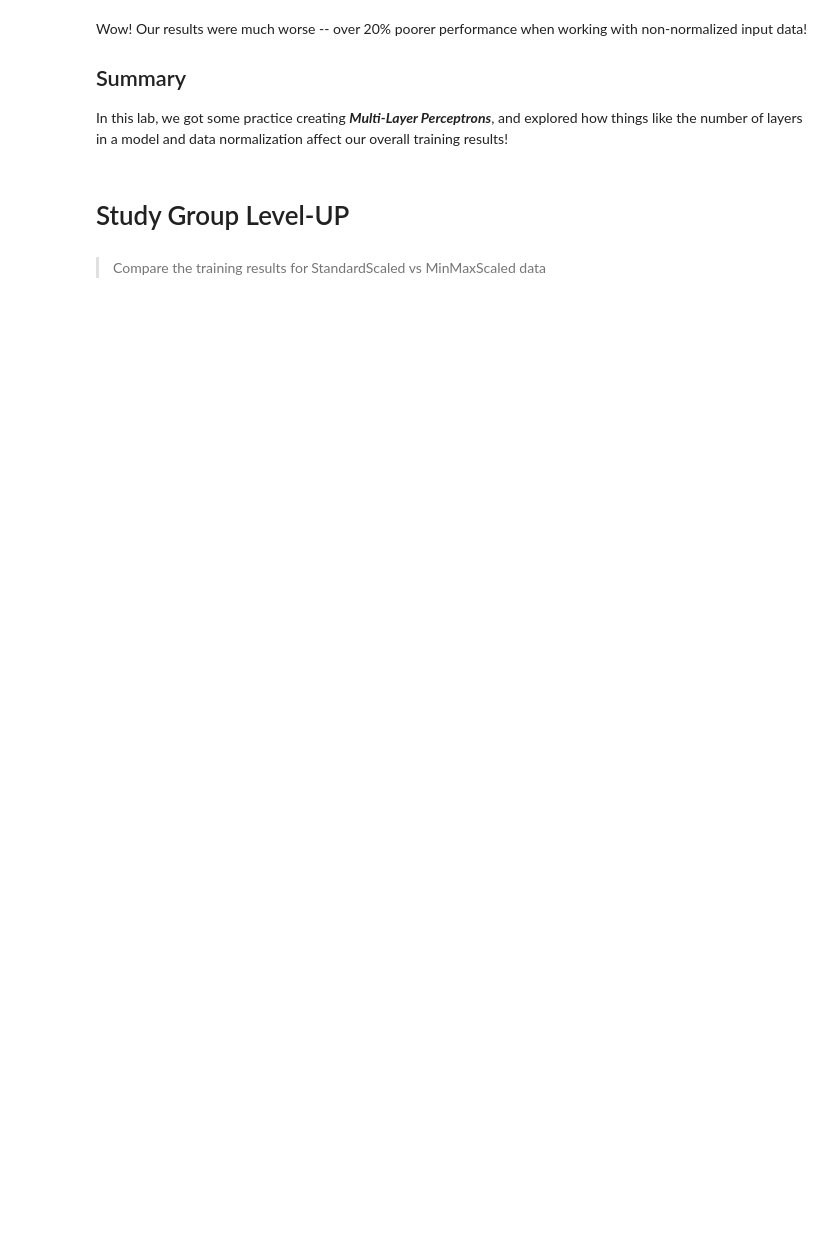
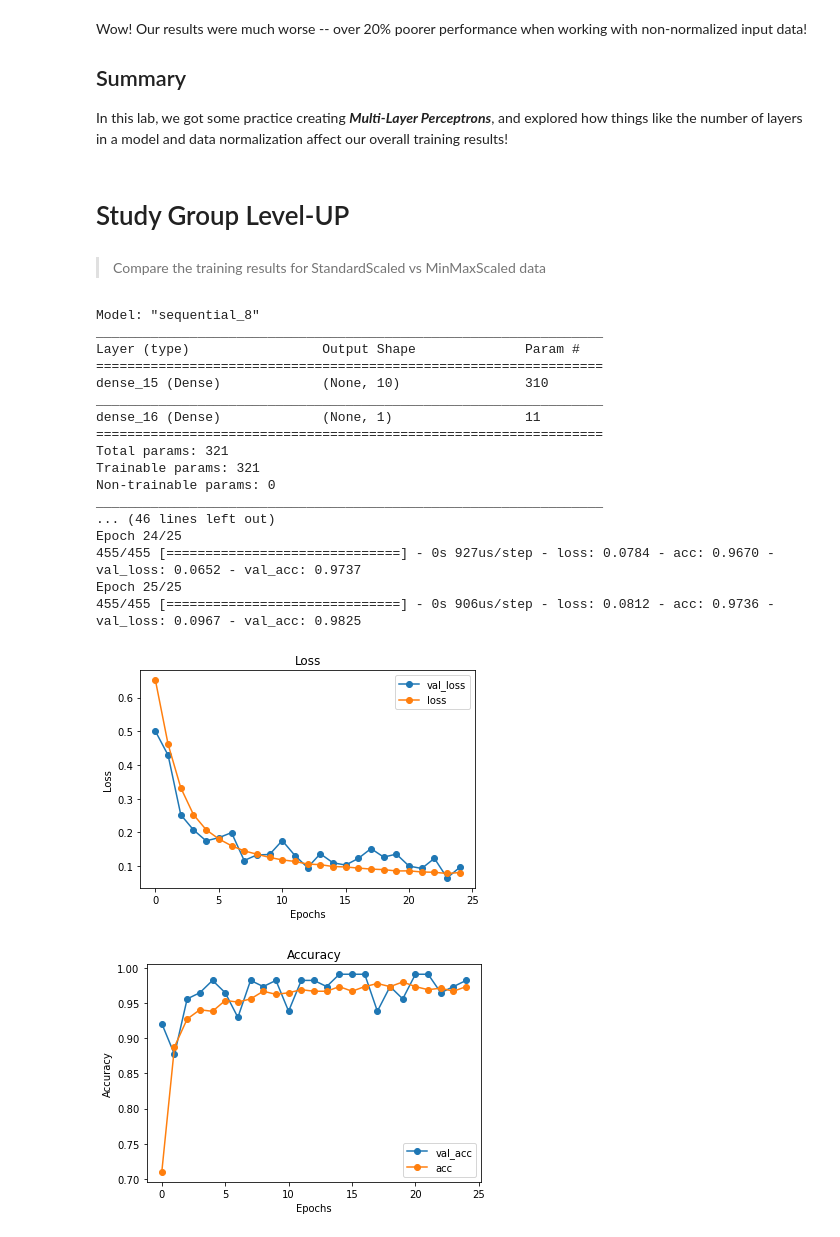
Before and after one commit to learn-co-curriculum/aug-ds-ft-2020-notebooks, a Jupyter notebook: topic41-deep-neural-networks/topic41_deeper_neural_networks_&_lab_SG.ipynb, the cells around one changed output. Cells and saved outputs as stored; diff of their text form; code cells hidden in the pictures; blank space fills up the shorter version.

```diff
--- a/topic41-deep-neural-networks/topic41_deeper_neural_networks_&_lab_SG.ipynb
+++ b/topic41-deep-neural-networks/topic41_deeper_neural_networks_&_lab_SG.ipynb
@@ -436,11 +550,11 @@ Let's quickly plot our validation and accuracy curves and see if we notice anyth
 
 In the cell below, we created a function for visualizing the loss and accuracy metrics.
 # %%
-def visualize_training_results(results):
+def visualize_training_results(results,plot_kws = {'marker':'o'}):
     history = results.history
     plt.figure()
-    plt.plot(history['val_loss'])
-    plt.plot(history['loss'])
+    plt.plot(history['val_loss'],**plot_kws)
+    plt.plot(history['loss'],**plot_kws)
     plt.legend(['val_loss', 'loss'])
     plt.title('Loss')
     plt.xlabel('Epochs')
@@ -448,8 +562,8 @@ def visualize_training_results(results):
     plt.show()
 
     plt.figure()
-    plt.plot(history['val_acc'])
-    plt.plot(history['acc'])
+    plt.plot(history['val_acc'],**plot_kws)
+    plt.plot(history['acc'],**plot_kws)
     plt.legend(['val_acc', 'acc'])
     plt.title('Accuracy')
     plt.xlabel('Epochs')
@@ -509,3 +703,38 @@ In this lab, we got some practice creating **_Multi-Layer Perceptrons_**, and ex
 # Study Group Level-UP
 # %% [markdown]
 > Compare the training results for StandardScaled vs MinMaxScaled data
+# %%
+from sklearn.preprocessing import MinMaxScaler
+scaler = MinMaxScaler()
+
+min_scaled_data = scaler.fit_transform(data)
+
+model_4 =Sequential()
+model_4.add(Dense(10,activation='tanh',input_shape=(30,)))
+model_4.add(Dense(1, activation='sigmoid'))
+
+model_4.compile(loss='binary_crossentropy',optimizer='sgd',metrics=['acc'])
+model_4.summary()
+
+results_4 = model_4.fit(min_scaled_data,target,epochs=25,batch_size=1,validation_split=0.2)
+visualize_training_results(results_4)
+# %% [output]
+Model: "sequential_8"
+_________________________________________________________________
+Layer (type)                 Output Shape              Param #
+=================================================================
+dense_15 (Dense)             (None, 10)                310
+_________________________________________________________________
+dense_16 (Dense)             (None, 1)                 11
+=================================================================
+Total params: 321
+Trainable params: 321
+Non-trainable params: 0
+_________________________________________________________________
+... (46 lines left out)
+Epoch 24/25
+455/455 [==============================] - 0s 927us/step - loss: 0.0784 - acc: 0.9670 - val_loss: 0.0652 - val_acc: 0.9737
+Epoch 25/25
+455/455 [==============================] - 0s 906us/step - loss: 0.0812 - acc: 0.9736 - val_loss: 0.0967 - val_acc: 0.9825
+[figure, added]
+[figure, added]
```
Also changed, not shown: parts of 31 cells of this notebook, 8 other files.
